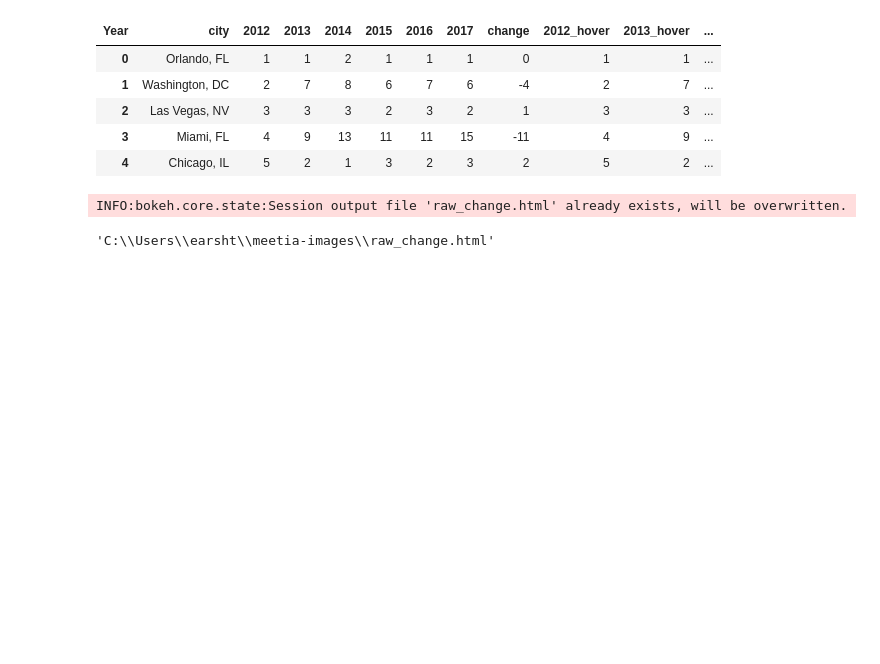
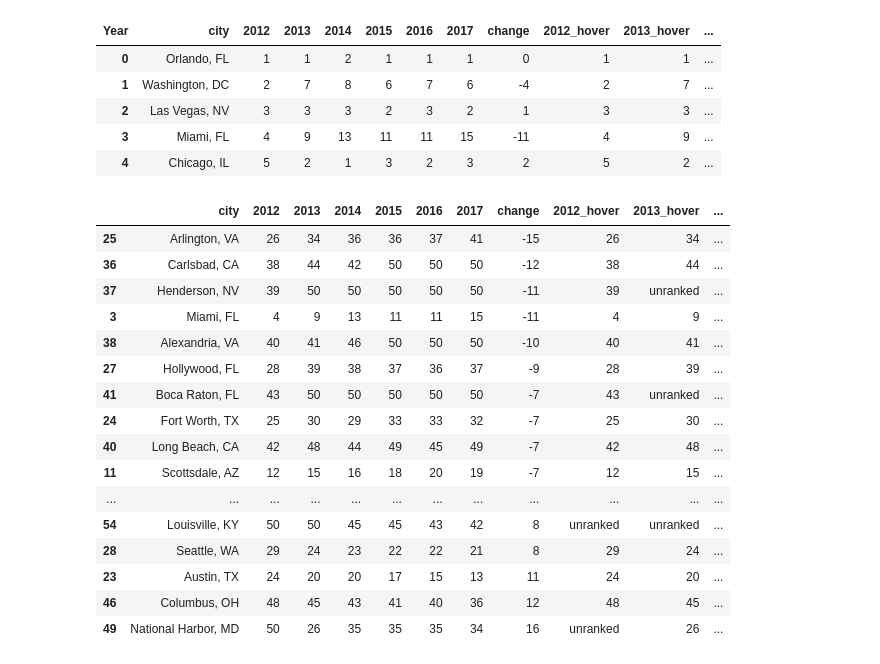
Before and after one commit to ethanarsht/meetia-images, a Jupyter notebook: cvent_charts.ipynb, the cells around one changed output. Cells and saved outputs as stored; diff of their text form; code cells hidden in the pictures; blank space fills up the shorter version.

```diff
--- a/cvent_charts.ipynb
+++ b/cvent_charts.ipynb
@@ -258,5 +258,25 @@ df_bar.columns = ['city', '2012', '2013', '2014', '2015','2016', '2017', 'change
 df_bar = df_bar.sort('change', ascending = True)
 # %%
 df_bar['percent_change'] = (df_bar['change'] / df_bar['2012']) * 100
+# %%
+df_bar.sort('change')
+# %% [output]
+|  | city | 2012 | 2013 | 2014 | 2015 | 2016 | 2017 | change | 2012_hover | 2013_hover | ... |
+| 25 | Arlington, VA | 26 | 34 | 36 | 36 | 37 | 41 | -15 | 26 | 34 | ... |
+| 36 | Carlsbad, CA | 38 | 44 | 42 | 50 | 50 | 50 | -12 | 38 | 44 | ... |
+| 37 | Henderson, NV | 39 | 50 | 50 | 50 | 50 | 50 | -11 | 39 | unranked | ... |
+| 3 | Miami, FL | 4 | 9 | 13 | 11 | 11 | 15 | -11 | 4 | 9 | ... |
+| 38 | Alexandria, VA | 40 | 41 | 46 | 50 | 50 | 50 | -10 | 40 | 41 | ... |
+| 27 | Hollywood, FL | 28 | 39 | 38 | 37 | 36 | 37 | -9 | 28 | 39 | ... |
+| 41 | Boca Raton, FL | 43 | 50 | 50 | 50 | 50 | 50 | -7 | 43 | unranked | ... |
+| 24 | Fort Worth, TX | 25 | 30 | 29 | 33 | 33 | 32 | -7 | 25 | 30 | ... |
+| 40 | Long Beach, CA | 42 | 48 | 44 | 49 | 45 | 49 | -7 | 42 | 48 | ... |
+| 11 | Scottsdale, AZ | 12 | 15 | 16 | 18 | 20 | 19 | -7 | 12 | 15 | ... |
+| ... | ... | ... | ... | ... | ... | ... | ... | ... | ... | ... | ... |
+| 54 | Louisville, KY | 50 | 50 | 45 | 45 | 43 | 42 | 8 | unranked | unranked | ... |
+| 28 | Seattle, WA | 29 | 24 | 23 | 22 | 22 | 21 | 8 | 29 | 24 | ... |
+| 23 | Austin, TX | 24 | 20 | 20 | 17 | 15 | 13 | 11 | 24 | 20 | ... |
+| 46 | Columbus, OH | 48 | 45 | 43 | 41 | 40 | 36 | 12 | 48 | 45 | ... |
+| 49 | National Harbor, MD | 50 | 26 | 35 | 35 | 35 | 34 | 16 | unranked | 26 | ... |
 # %%
 df_table = df_bar.sort('2017_hover')
@@ -263,8 +287,8 @@ df_table = df_bar.sort('2017_hover')
 # %%
-output_file('raw_change.html')
-source = ColumnDataSource(df_bar)
+output_file('raw_change_2.html')
+source = ColumnDataSource(df_bar_20)
 
-x = list(df_bar.city)
+x = list(df_bar_20.city)
 p = p = figure(plot_width = 800,
                plot_height = 800,
                x_range = (min(df_bar.change), max(df_bar.change)),
@@ -289,6 +313,7 @@ p.add_tools(HoverTool(tooltips =
 
 columns = [
         TableColumn(field="city", title="City"),
+        TableColumn(field ="2012_hover", title = '2012 Cvent Ranking'),
         TableColumn(field="2017_hover", title="2017 Cvent Ranking")]
 
 table_source = ColumnDataSource(df_table)
@@ -300,9 +325,6 @@ grid = gridplot([[p, data_table]])
 
 show(grid)
 save(grid)
-# %% [output]
-INFO:bokeh.core.state:Session output file 'raw_change.html' already exists, will be overwritten.
-'C:\\Users\\earsht\\meetia-images\\raw_change.html'
 # %%
 df_percent = df_bar.sort('percent_change', ascending = False)
 # %%
```
Also changed, not shown: parts of 2 cells of this notebook, 4 other files.
